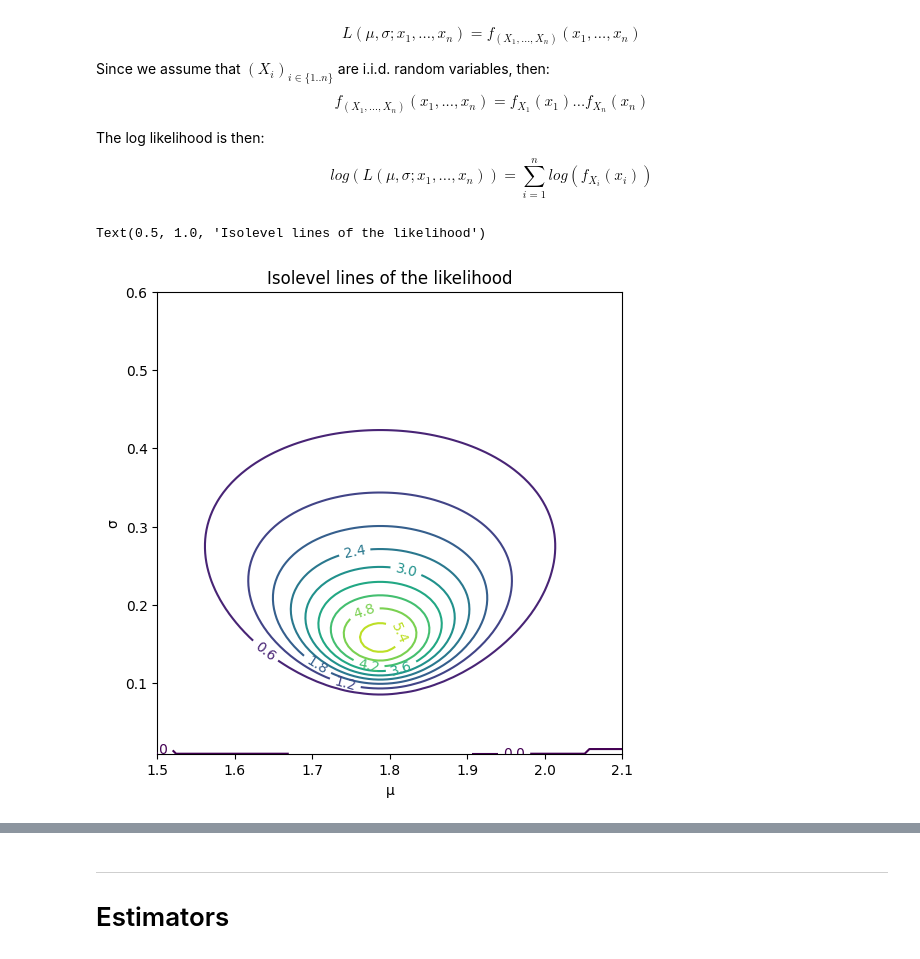
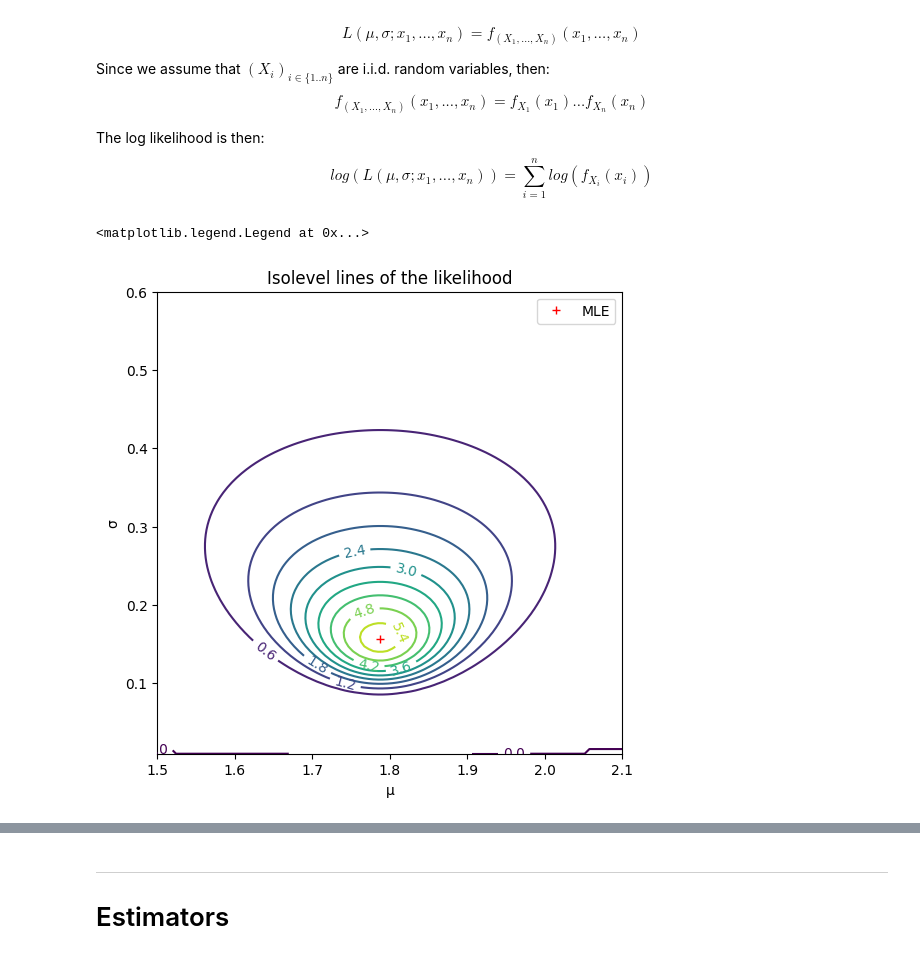
Before and after one commit to kapytaine/statistics-training, a Jupyter notebook: notebooks/example_hypothesis_testing_on_normal_model.ipynb, the cells around one changed output, grey strips where cells are left out. Cells and saved outputs as stored; diff of their text form; code cells hidden in the pictures.

Commit message:
Display maximum likelihood estimator (MLE) on the figure

```diff
--- a/notebooks/example_hypothesis_testing_on_normal_model.ipynb
+++ b/notebooks/example_hypothesis_testing_on_normal_model.ipynb
@@ -45,20 +45,25 @@ $$log(L(\mu, \sigma ; x_1,...,x_n)) = \sum_{i=1}^{n}log(f_{X_i}(x_i))$$
 # %%
 fig, ax = plt.subplots(figsize=(6, 6))
 
 mu = np.linspace(1.5, 2.1, 100)
 sigma = np.linspace(0.01, 0.6, 100)
 X, Y = np.meshgrid(mu, sigma)
 Z = np.zeros_like(X)
 for ii in range(Z.shape[0]):
     for jj in range(Z.shape[1]):
         rv = multivariate_normal([mu[jj]] * n, sigma[ii] ** 2 * np.eye(n))
         Z[ii, jj] = rv.pdf(x)
 CS = ax.contour(X, Y, Z, levels=10)
 ax.clabel(CS, inline=True, fontsize=10)
 ax.set_xlabel("μ")
 ax.set_ylabel("σ")
 ax.set_title("Isolevel lines of the likelihood")
+
+mu_hat = np.mean(x)
+sigma_hat = np.std(x, ddof=1)
+ax.plot(mu_hat, sigma_hat * np.sqrt((n - 1) / n), "r+", label="MLE")
+ax.legend(loc="best")
 # %% [output]
-Text(0.5, 1.0, 'Isolevel lines of the likelihood')
+<matplotlib.legend.Legend at 0x...>
-[figure, old version]
+[figure, new version]
 [interactive output not drawn]
```
Also changed, not shown: parts of 3 cells of this notebook.
